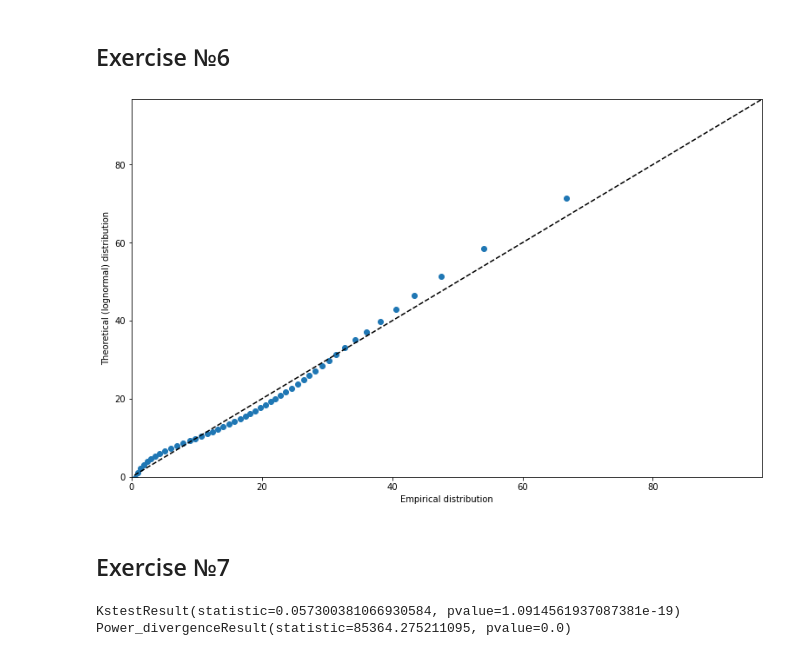
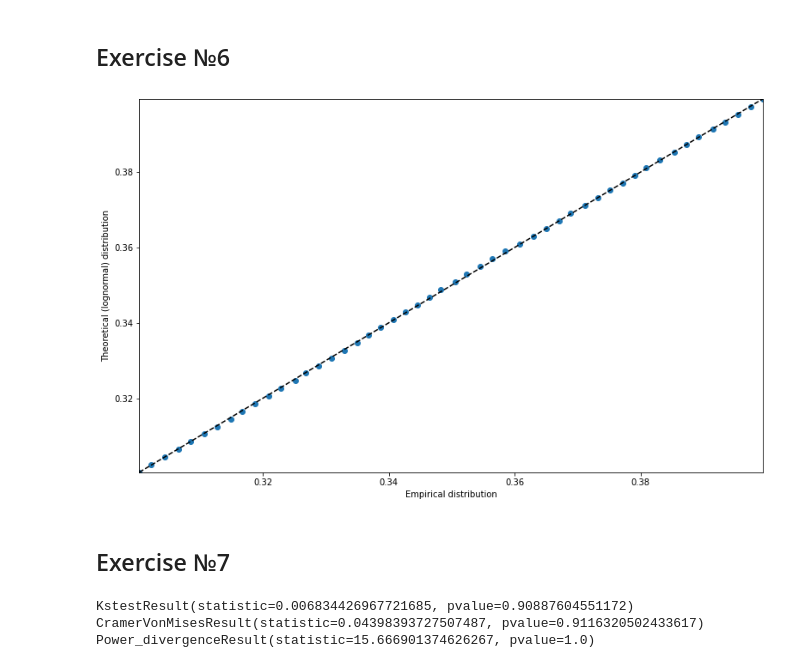
Before and after one commit to vandosik/M-M-MSA, a Jupyter notebook: Lab_1/lab_1.ipynb, the cells around one changed output. Drawn from its saved outputs; the diff is of its cells as text; code cells hidden in the pictures.

```diff
--- a/Lab_1/lab_1.ipynb
+++ b/Lab_1/lab_1.ipynb
@@ -44,8 +44,11 @@ Accuracy:    the autoplay is tuned with a randomly-chosen accuracy. Higher numbe
 
 # col_names = ['Date',	'Level',	'NumBlocks',	'IsWin',	'ElapsedTime',	'Score',	'Accuracy']
 col_names = list(source_df.columns)
-
-col_name = col_names[4]
+# col_name = col_names[4]
+col_name = "Accuracy"
+# col_name = "ElapsedTime"
+# col_name = "Score"
+# col_name = "NumBlocks"
 # %%
 # Remove outliers
 if True: # one way
@@ -155,31 +188,48 @@ plt.plot(x, pdf_lsm, color='b')
 # %%
 # Plotting a quantile biplot for empirical and theoretical (lognormal) distribution
 
 # Calculation of quantiles
 percs = np.linspace(0, 100, 50)
-qn_first = np.percentile(source_df[col_name], percs)
-qn_lognorm = scipy.stats.lognorm.ppf(percs / 100.0, *params)
+qn_real = np.percentile(source_df[col_name], percs)
+
+if col_name == 'ElapsedTime':
+    qn_theor = scipy.stats.lognorm.ppf(percs / 100.0, *mle_params)
+elif col_name == 'Accuracy':
+    qn_theor = scipy.stats.uniform.ppf(percs / 100.0, *mle_params)
+
+
 
 # Building a quantile biplot
 plt.figure(figsize=(13, 8))
-plt.plot(qn_first, qn_lognorm, ls="", marker="o", markersize=6)
+plt.plot(qn_real, qn_theor, ls="", marker="o", markersize=6)
 plt.plot(x, x, color="k", ls="--")
-plt.xlim(0, np.max(source_df[col_name]))
-plt.ylim(0, np.max(source_df[col_name]))
+plt.xlim(min_amount, max_amount)
+plt.ylim(min_amount, max_amount)
 plt.xlabel(f'Empirical distribution')
 plt.ylabel('Theoretical (lognormal) distribution')
 
 plt.show()
 # %% [output]
-[figure, old version]
+[figure, new version]
 # %% [markdown]
 ## Exercise №7
 # %%
-# Calculation of the Kolmogorov-Smirnov test and chi-square
-ks = scipy.stats.kstest(source_df[col_name], 'lognorm', params, N=100)
-chi2 = scipy.stats.chisquare(source_df[col_name])
+# Calculation of the Kolmogorov-Smirnov test, Cramér-von Mises test  and chi-square (Pirson test?)
+
+if col_name == 'ElapsedTime':
+    ks = scipy.stats.kstest(source_df[col_name], 'lognorm', mle_params, N=100)
+    cvm = scipy.stats.cramervonmises(source_df[col_name], 'lognorm', mle_params)
+    # chi2 = scipy.stats.chisquare(source_df[col_name])
+
+elif col_name == 'Accuracy':
+    ks = scipy.stats.kstest(source_df[col_name], 'uniform', mle_params, N=100)
+    cvm = scipy.stats.cramervonmises(source_df[col_name], 'uniform', mle_params)
+    # chi2 = scipy.stats.chisquare(source_df[col_name])
+
 print(ks)
+print(cvm)
 print(chi2)
 # %% [output]
-KstestResult(statistic=0.057300381066930584, pvalue=1.0914561937087381e-19)
-Power_divergenceResult(statistic=85364.275211095, pvalue=0.0)
+KstestResult(statistic=0.006834426967721685, pvalue=0.90887604551172)
+CramerVonMisesResult(statistic=0.04398393727507487, pvalue=0.9116320502433617)
+Power_divergenceResult(statistic=15.666901374626267, pvalue=1.0)
```
Also changed, not shown: parts of 5 cells of this notebook, 2 other files.
